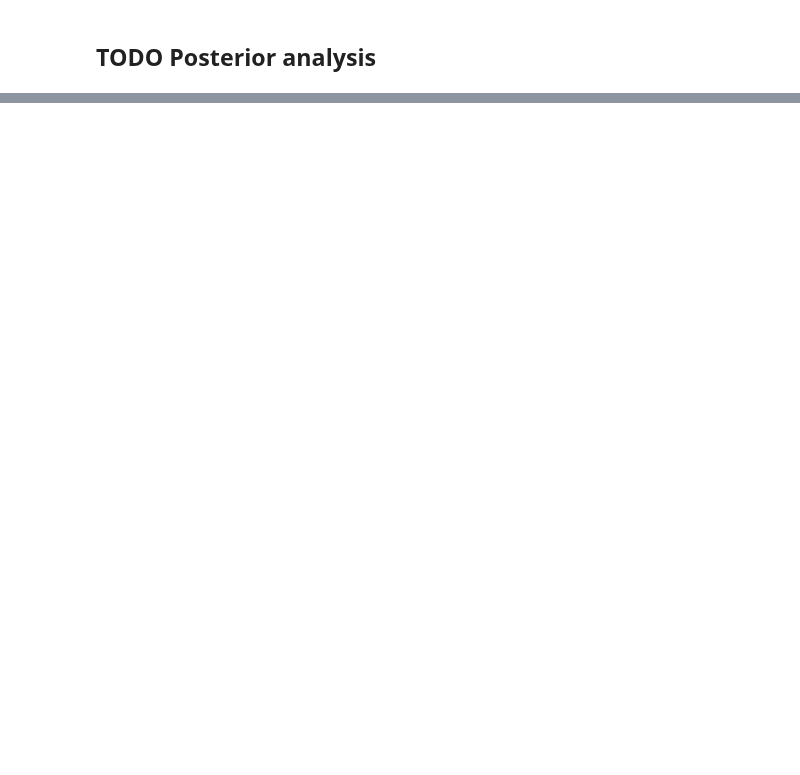
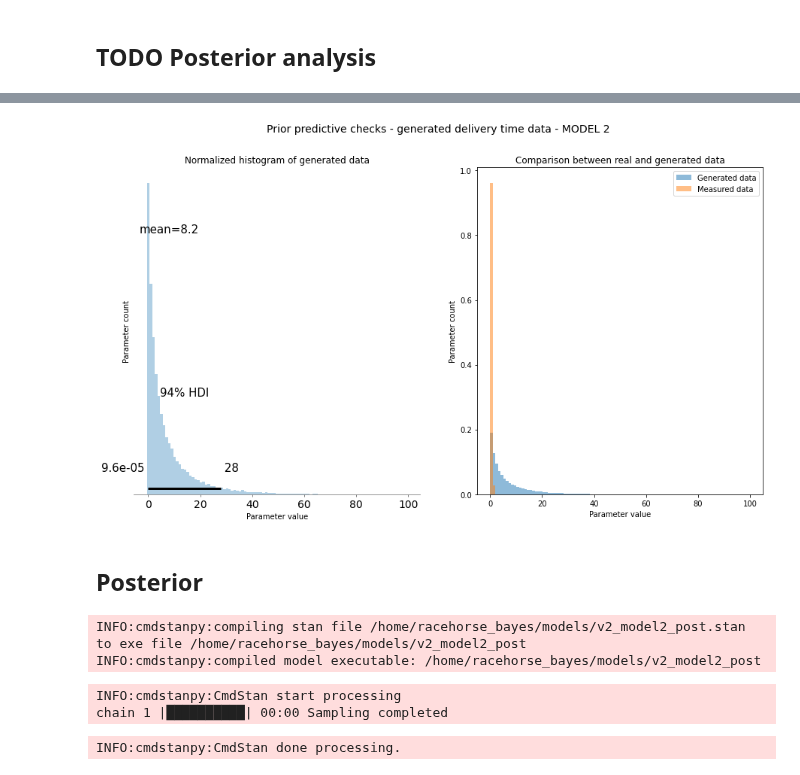
Before and after one commit to Motyleczek/racehorse_bayes, a Jupyter notebook: data_analysis_v2.ipynb, the cells around one changed output, grey strips where cells are left out. Drawn from its saved outputs; the diff is of its cells as text; code cells hidden in the pictures; blank space fills up the shorter version.

```diff
--- a/data_analysis_v2.ipynb
+++ b/data_analysis_v2.ipynb
@@ -382,0 +440,2 @@ plt.show()
+# %%
+model_ppc2=CmdStanModel(stan_file='models/v2_model2_ppc.stan')
@@ -382,0 +507,60 @@ plt.show()
+# %%
+fig2, ax2= plt.subplots(1,2, figsize=(15,8))
+fig2.suptitle("Prior predictive checks - generated delivery time data - MODEL 2", fontsize=14)
+
+# get measurements
+model2_ppc_measurements = sim_ppc2.stan_variable('output').flatten()  # flatten makes it row/column vector (one of these)
+
+# set bins
+bins = np.linspace(0, 100, 100)
+
+az.plot_posterior(model2_ppc_measurements[model2_ppc_measurements<100], kind='hist', ax=ax2[0], bins=bins, group='prior', backend="matplotlib", log=False)
+ax2[0].set_xlabel("Parameter value")
+ax2[0].set_ylabel("Parameter count")
+ax2[0].set_title("Normalized histogram of generated data")
+
+# # plot measurements
+ax2[1].hist(model2_ppc_measurements[model2_ppc_measurements<100], density=True, bins=bins,  alpha=0.5, label="Generated data")
+
+# compare with real data, density set to True because each data point sampled 999 times
+ax2[1].hist(df_copy['value_numeric'], density=True, bins=bins, alpha=0.5, label="Measured data", log=False)
+ax2[1].legend()
+ax2[1].set_xlabel("Parameter value")
+ax2[1].set_ylabel("Parameter count")
+ax2[1].set_title("Comparison between real and generated data")
+plt.show()
+# %% [output]
+[figure, added]
+# %% [markdown]
+## Posterior
+# %%
+model2_posterior = CmdStanModel(stan_file='models/v2_model2_post.stan')
+# %% [output]
+INFO:cmdstanpy:compiling stan file /home/racehorse_bayes/models/v2_model2_post.stan to exe file /home/racehorse_bayes/models/v2_model2_post
+INFO:cmdstanpy:compiled model executable: /home/racehorse_bayes/models/v2_model2_post
+# %%
+data = { 'N': len(df_copy),
+        'output': df_copy.value_numeric,
+        'dad_val': df_copy.dad_value_numeric,
+        'dad_ns': df_copy.dad_num_of_starts,
+        'dad_fp': df_copy.dad_first_place,
+        'dad_sp': df_copy.dad_second_place,
+        'dad_tp': df_copy.dad_third_place,
+        'mum_val': df_copy.mum_value_numeric,
+        'mum_fp': df_copy.mum_first_place,
+        'mum_sp': df_copy.mum_second_place,
+        'mum_tp': df_copy.mum_third_place,
+        'mum_ns': df_copy.mum_num_of_starts
+         }
+
+sim_post2 = model2_posterior.sample(data=data,
+                        iter_sampling=1000,
+                        iter_warmup=0,
+                        chains=1,
+                        fixed_param=True,
+                        # show_console=True,
+                        seed=20230613)
+# %% [output]
+INFO:cmdstanpy:CmdStan start processing
+chain 1 |██████████| 00:00 Sampling completed
+INFO:cmdstanpy:CmdStan done processing.
```
Also changed, not shown: parts of 17 cells of this notebook.
